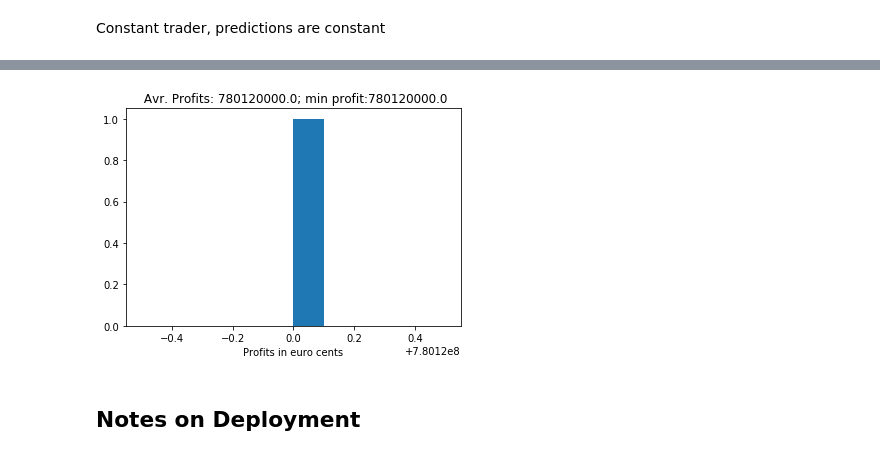
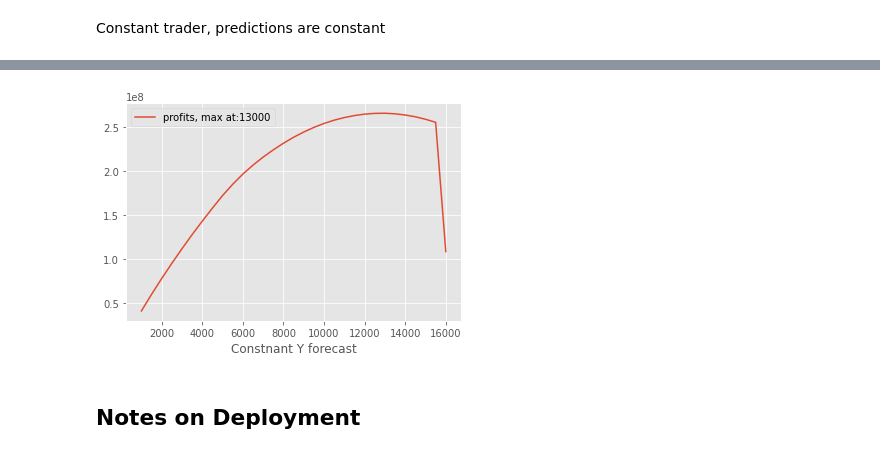
Before and after one commit to mshagirov/datathon2020, a Jupyter notebook: P003/Introduction.ipynb, the cells around one changed output, grey strips where cells are left out. Saved outputs shown, nothing was run; the diff lists cells and outputs as text; code cells hidden in the pictures.

```diff
--- a/P003/Introduction.ipynb
+++ b/P003/Introduction.ipynb
@@ -320,8 +412,8 @@ dT (frequency):0 days 00:30:00
 Random trader, using Exponential distribution
 # %%
 # real values
-Y_targ = df['Eolien'][np.logical_not(df['Eolien'].isna())].values*1000
-trading_hours = df['Eolien'][np.logical_not(df['Eolien'].isna())].index
+Y_targ = df['Energy(kWh)'][np.logical_not(df['Energy(kWh)'].isna())].values
+trading_hours = df[np.logical_not(df['Energy(kWh)'].isna())].index
 
 profits = []
 for k in range(100):
@@ -331,5 +423,5 @@ for k in range(100):
     profits.append(trader_simulation(trading_hours,Y_pred,Y_targ))
 plt.hist(profits,bins=30)
 plt.xlabel('Profits in euro cents')
-plt.title(f' Avr. Profits: {(np.mean(profits))}; min profit:{(np.min(profits))}');
+plt.title(f' Avr. Profits: {(np.mean(profits))/1000:.2f}k; min profit:{(np.min(profits))/1000:.2f}k');
 # %% [output]
@@ -338,8 +430,8 @@ plt.title(f' Avr. Profits: {(np.mean(profits))}; min profit:{(np.min(profits))}'
 Random Uniform Distribution Trader:
 # %%
 # real values
-Y_targ = df['Eolien'][np.logical_not(df['Eolien'].isna())].values*1000
-trading_hours = df['Eolien'][np.logical_not(df['Eolien'].isna())].index
+Y_targ = df['Energy(kWh)'][np.logical_not(df['Energy(kWh)'].isna())].values
+trading_hours = df[np.logical_not(df['Energy(kWh)'].isna())].index
 
 profits = []
 for k in range(100):
@@ -348,5 +440,5 @@ for k in range(100):
     profits.append(trader_simulation(trading_hours,Y_pred,Y_targ))
 plt.hist(profits,bins=30)
 plt.xlabel('Profits in euro cents')
-plt.title(f' Avr. Profits: {(np.mean(profits))}; min profit:{(np.min(profits))}');
+plt.title(f' Avr. Profits: {(np.mean(profits))/1000:.2f}k; min profit:{(np.min(profits))/1000:.2f}k');
 # %% [output]
@@ -355,16 +447,19 @@ plt.title(f' Avr. Profits: {(np.mean(profits))}; min profit:{(np.min(profits))}'
 Constant trader, predictions are constant
 # %%
 # real values
-Y_targ = df['Eolien'][np.logical_not(df['Eolien'].isna())].values*1000
-trading_hours = df['Eolien'][np.logical_not(df['Eolien'].isna())].index
+Y_targ = df['Energy(kWh)'][np.logical_not(df['Energy(kWh)'].isna())].values
+trading_hours = df[np.logical_not(df['Energy(kWh)'].isna())].index
 
-profits = []
+Y_preds = np.arange(1000,16500,500)
+profits = np.zeros_like(Y_preds)
 
-# here I set a limit 50000 to our random prediction
-Y_pred = 8000*np.ones_like(Y_targ) # constant in kWh scale [0...80000]
-profits.append(trader_simulation(trading_hours,Y_pred,Y_targ,debug=True))
+for k,y_const in enumerate(Y_preds):
+    # here I set a limit 50000 to our random prediction
+    Y_pred =y_const*np.ones_like(Y_targ) # constant in kWh scale [0...80000]
+    profits[k]=trader_simulation(trading_hours,Y_pred,Y_targ) # set debug=True to see hourly records
+    print(f'y={y_const} Profits: {(np.mean(profits[k]))/1000:.0f}k cents;')
 
-plt.hist(profits)
-plt.xlabel('Profits in euro cents')
-plt.title(f' Avr. Profits: {(np.mean(profits))}; min profit:{(np.min(profits))}');
+plt.plot(Y_preds,profits,label=f'profits, max at:{Y_preds[np.argmax(profits)]}')
+plt.legend()
+plt.xlabel('Constnant Y forecast');
 # %% [output]
@@ -388,4 +483,4 @@ plt.title(f' Avr. Profits: {(np.mean(profits))}; min profit:{(np.min(profits))}'
-[figure, old version]
+[figure, new version]
 # %% [markdown]
 ## Notes on Deployment
 # %%
```
Also changed, not shown: parts of 14 cells of this notebook, 34 other files.
